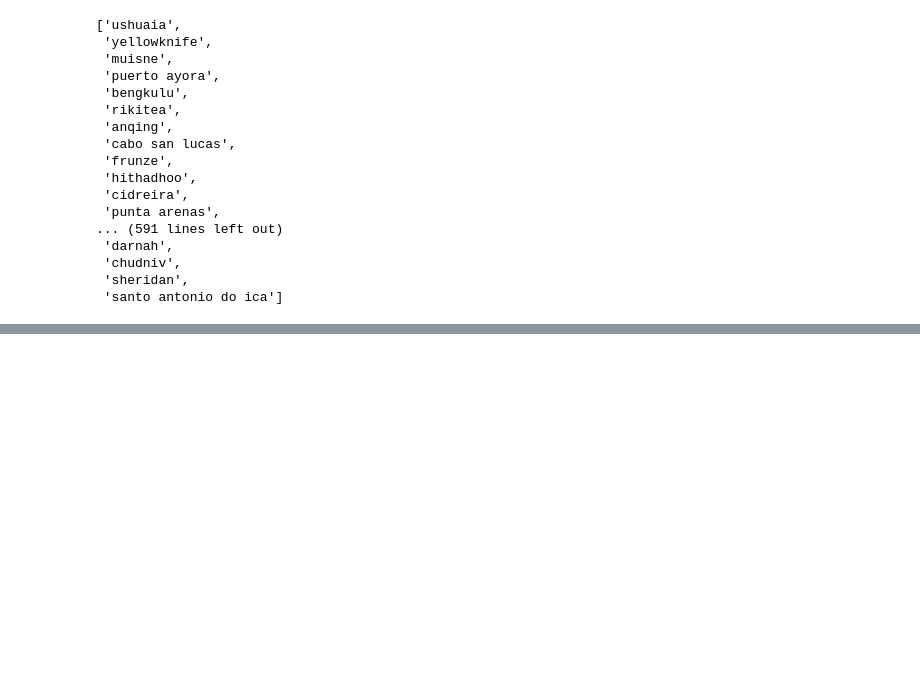
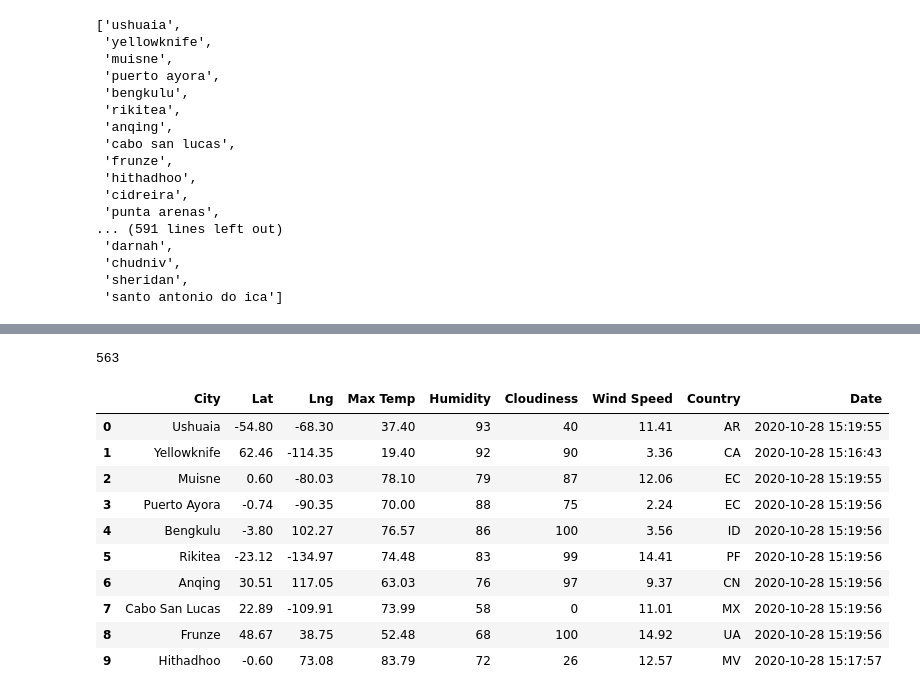
Before and after one commit to alonzodority1/World_Weather_Analysis, a Jupyter notebook: WeatherPy.ipynb, the cells around one changed output, grey strips where cells are left out. Saved outputs shown, nothing was run; the diff lists cells and outputs as text; code cells hidden in the pictures; blank space fills up the shorter version.

Commit message:
data frame weather

```diff
--- a/WeatherPy.ipynb
+++ b/WeatherPy.ipynb
@@ -53,0 +60,4 @@ cities
+# %%
+# Starting URL for Weather Map API Call.
+url = "http://api.openweathermap.org/data/2.5/weather?units=Imperial&APPID=" + weather_api_key
+print(url)
@@ -53,0 +66,5 @@ cities
+# %%
+# Create an endpoint URL for a city.
+city_url = url + "&q=" + "Boston"
+city_weather = requests.get(city_url)
+city_weather.json()
@@ -53,0 +187,20 @@ cities
+# %%
+len(city_data)
+# %% [output]
+563
+# %%
+# Convert the array of dictionaries to a Pandas DataFrame.
+city_data_df = pd.DataFrame(city_data)
+city_data_df.head(10)
+# %% [output]
+|  | City | Lat | Lng | Max Temp | Humidity | Cloudiness | Wind Speed | Country | Date |
+| 0 | Ushuaia | -54.80 | -68.30 | 37.40 | 93 | 40 | 11.41 | AR | 2020-10-28 15:19:55 |
+| 1 | Yellowknife | 62.46 | -114.35 | 19.40 | 92 | 90 | 3.36 | CA | 2020-10-28 15:16:43 |
+| 2 | Muisne | 0.60 | -80.03 | 78.10 | 79 | 87 | 12.06 | EC | 2020-10-28 15:19:55 |
+| 3 | Puerto Ayora | -0.74 | -90.35 | 70.00 | 88 | 75 | 2.24 | EC | 2020-10-28 15:19:56 |
+| 4 | Bengkulu | -3.80 | 102.27 | 76.57 | 86 | 100 | 3.56 | ID | 2020-10-28 15:19:56 |
+| 5 | Rikitea | -23.12 | -134.97 | 74.48 | 83 | 99 | 14.41 | PF | 2020-10-28 15:19:56 |
+| 6 | Anqing | 30.51 | 117.05 | 63.03 | 76 | 97 | 9.37 | CN | 2020-10-28 15:19:56 |
+| 7 | Cabo San Lucas | 22.89 | -109.91 | 73.99 | 58 | 0 | 11.01 | MX | 2020-10-28 15:19:56 |
+| 8 | Frunze | 48.67 | 38.75 | 52.48 | 68 | 100 | 14.92 | UA | 2020-10-28 15:19:56 |
+| 9 | Hithadhoo | -0.60 | 73.08 | 83.79 | 72 | 26 | 12.57 | MV | 2020-10-28 15:17:57 |
```
Also changed, not shown: parts of 11 cells of this notebook, 2 other files.
